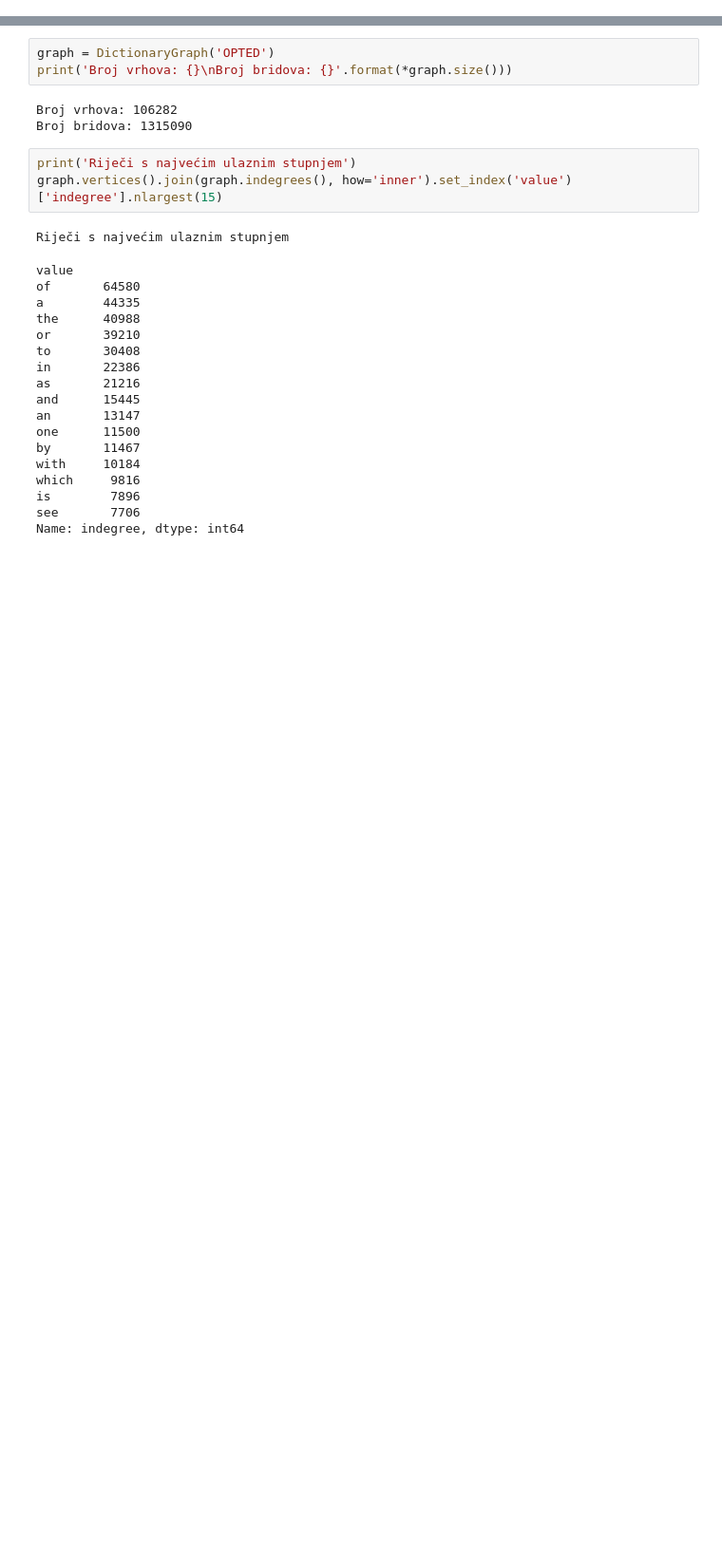
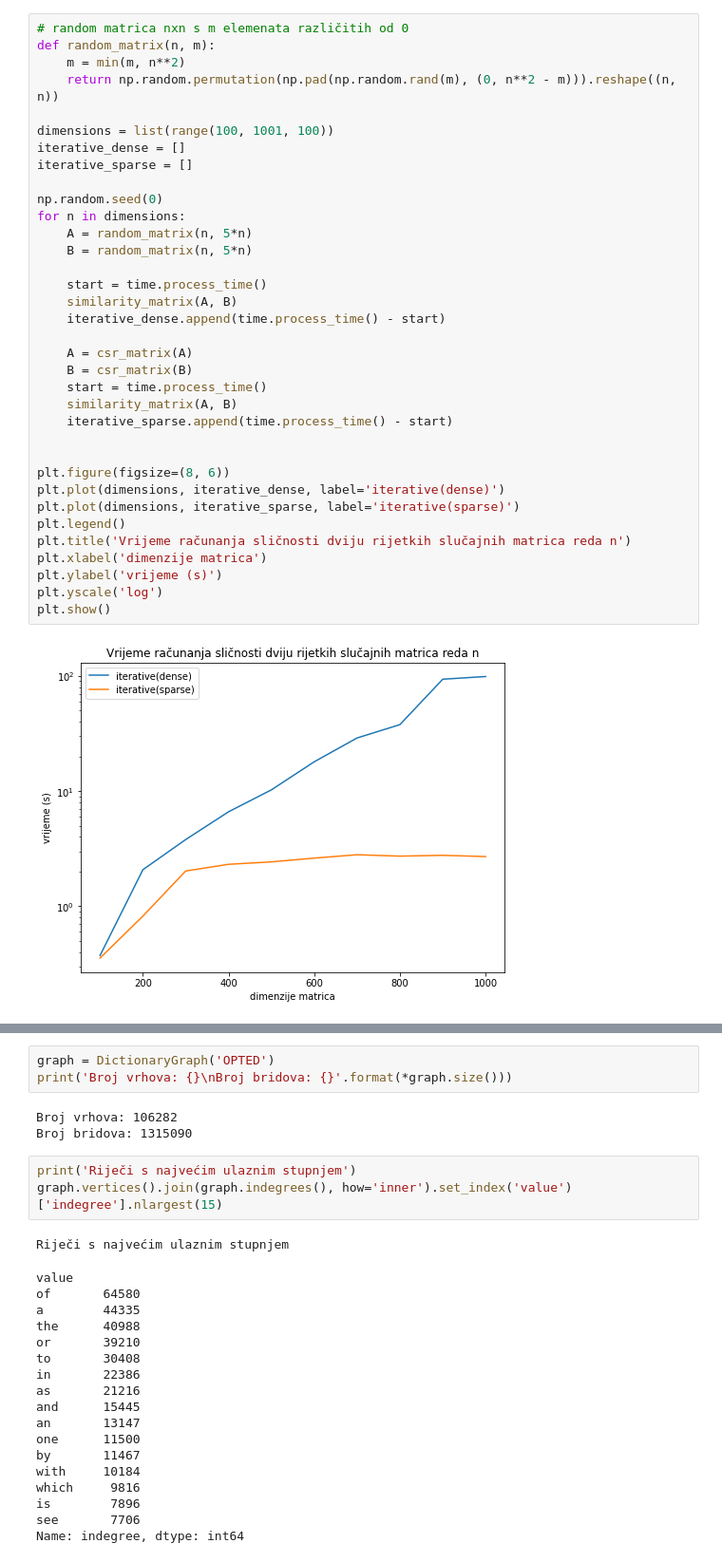
Before and after one commit to markojukic/uspp, a Jupyter notebook: OPTED.ipynb, the cells around one changed output, grey strips where cells are left out. Shown: that part at 95% size. Drawn from its saved outputs; the diff is of its cells as text; blank space fills up the shorter version.

```diff
--- a/OPTED.ipynb
+++ b/OPTED.ipynb
@@ -67,0 +102,37 @@ def central_scores(B, method="iterative", **kwargs):
+# %%
+# random matrica nxn s m elemenata različitih od 0
+def random_matrix(n, m):
+    m = min(m, n**2)
+    return np.random.permutation(np.pad(np.random.rand(m), (0, n**2 - m))).reshape((n, n))
+
+dimensions = list(range(100, 1001, 100))
+iterative_dense = []
+iterative_sparse = []
+
+np.random.seed(0)
+for n in dimensions:
+    A = random_matrix(n, 5*n)
+    B = random_matrix(n, 5*n)
+
+    start = time.process_time()
+    similarity_matrix(A, B)
+    iterative_dense.append(time.process_time() - start)
+
+    A = csr_matrix(A)
+    B = csr_matrix(B)
+    start = time.process_time()
+    similarity_matrix(A, B)
+    iterative_sparse.append(time.process_time() - start)
+
+
+plt.figure(figsize=(8, 6))
+plt.plot(dimensions, iterative_dense, label='iterative(dense)')
+plt.plot(dimensions, iterative_sparse, label='iterative(sparse)')
+plt.legend()
+plt.title('Vrijeme računanja sličnosti dviju rijetkih slučajnih matrica reda n')
+plt.xlabel('dimenzije matrica')
+plt.ylabel('vrijeme (s)')
+plt.yscale('log')
+plt.show()
+# %% [output]
+[figure, added]
```
Also changed, not shown: parts of 6 cells of this notebook.
